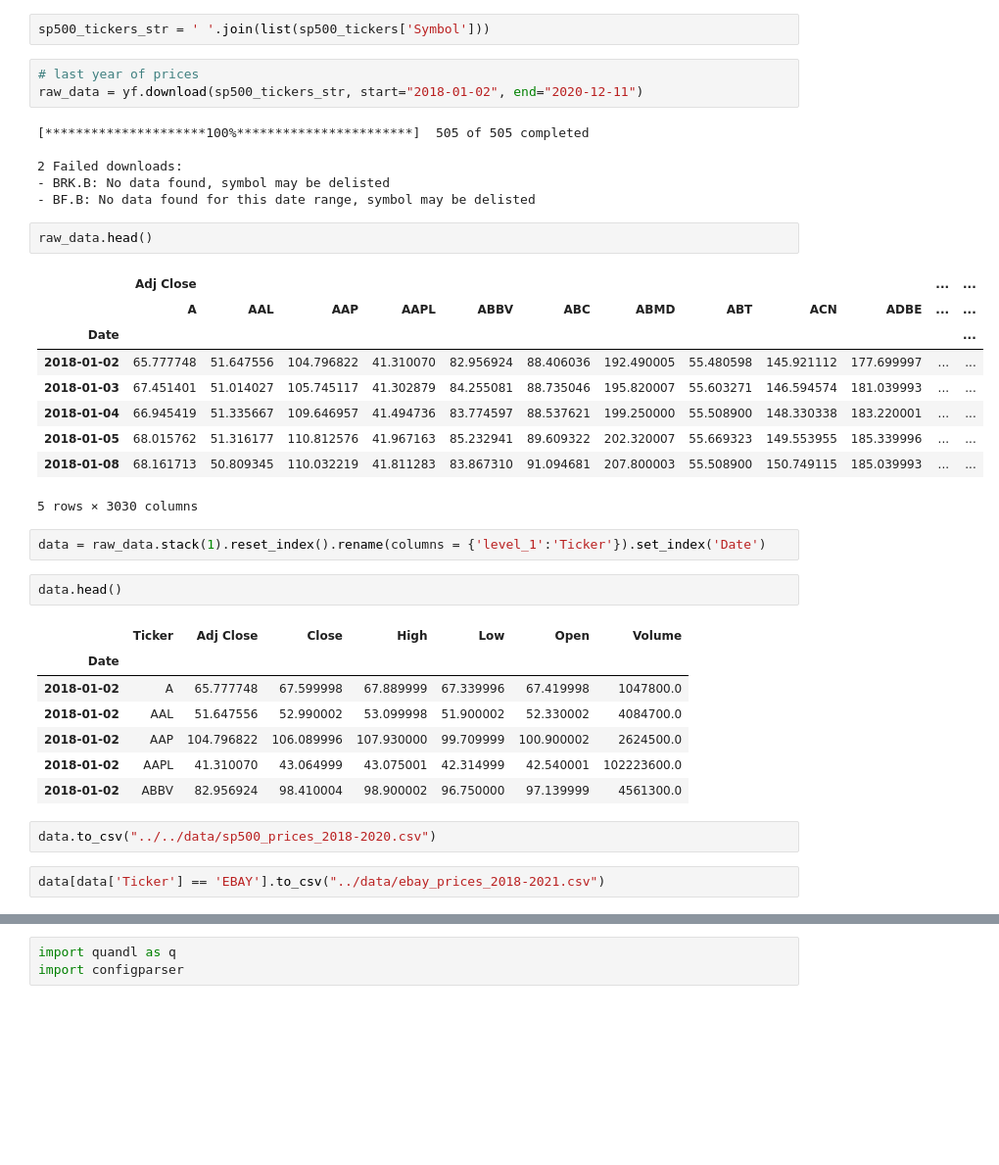
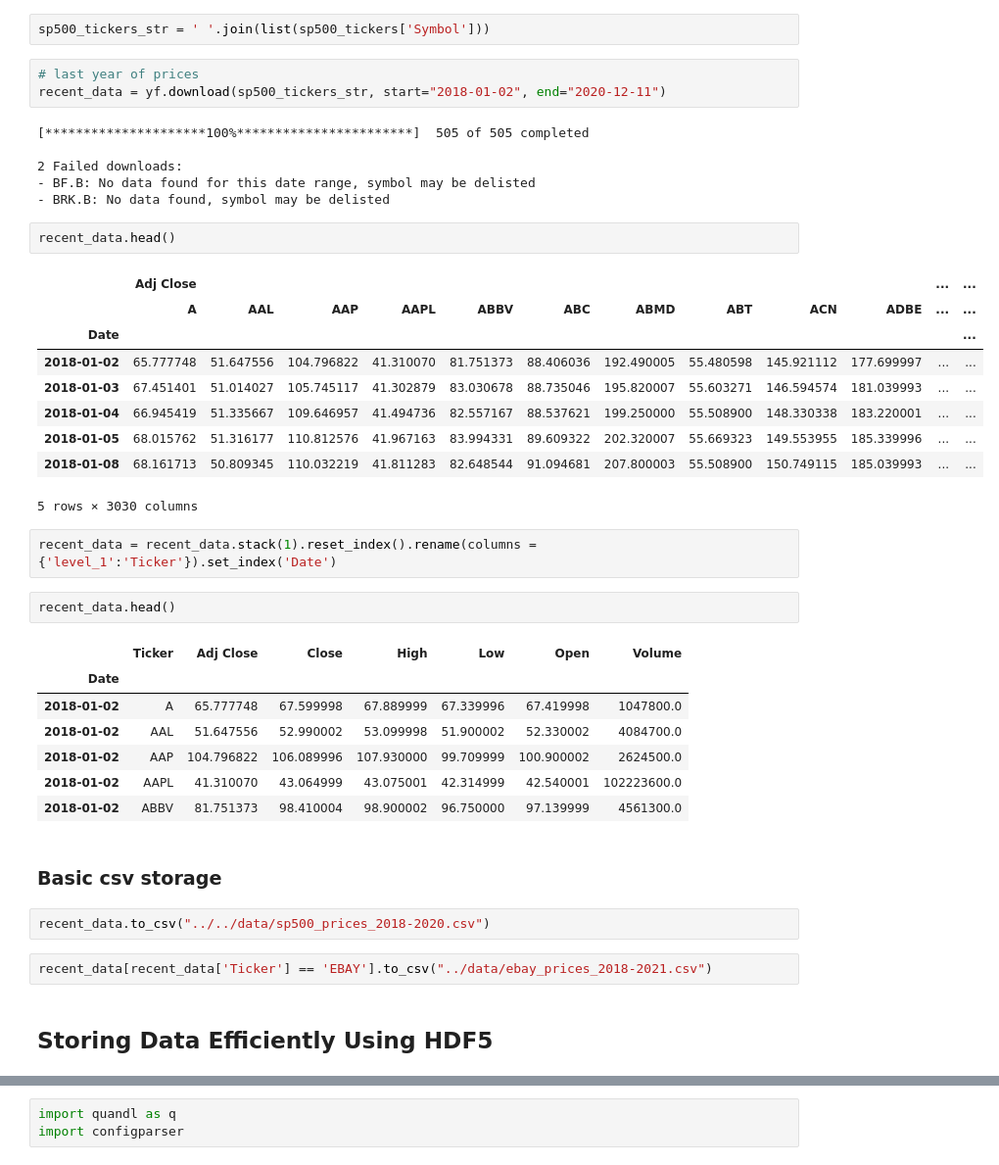
Before and after one commit to eddietaylor/securities-analysis, a Jupyter notebook: notebooks/playgrounds/collect_stock_data.ipynb, the cells around one changed output, grey strips where cells are left out. Shown: that part at 98% size. Saved outputs shown, nothing was run; the diff lists cells and outputs as text; blank space fills up the shorter version.

Commit message:
store data into HDF5 database

```diff
--- a/notebooks/playgrounds/collect_stock_data.ipynb
+++ b/notebooks/playgrounds/collect_stock_data.ipynb
@@ -39,29 +36,29 @@ sp500_tickers = pd.read_csv("../../data/S&P500-Symbols.csv")
 sp500_tickers_str = ' '.join(list(sp500_tickers['Symbol']))
 # %%
 # last year of prices
-raw_data = yf.download(sp500_tickers_str, start="2018-01-02", end="2020-12-11")
+recent_data = yf.download(sp500_tickers_str, start="2018-01-02", end="2020-12-11")
 # %% [output]
 [*********************100%***********************]  505 of 505 completed
 
 2 Failed downloads:
+- BF.B: No data found for this date range, symbol may be delisted
 - BRK.B: No data found, symbol may be delisted
-- BF.B: No data found for this date range, symbol may be delisted
 # %%
-raw_data.head()
+recent_data.head()
 # %% [output]
 |  | Adj Close |  |  |  |  |  |  |  |  |  | ... | ... |
 |  | A | AAL | AAP | AAPL | ABBV | ABC | ABMD | ABT | ACN | ADBE | ... | ... |
 | Date |  |  |  |  |  |  |  |  |  |  |  | ... |
-| 2018-01-02 | 65.777748 | 51.647556 | 104.796822 | 41.310070 | 82.956924 | 88.406036 | 192.490005 | 55.480598 | 145.921112 | 177.699997 | ... | ... |
-| 2018-01-03 | 67.451401 | 51.014027 | 105.745117 | 41.302879 | 84.255081 | 88.735046 | 195.820007 | 55.603271 | 146.594574 | 181.039993 | ... | ... |
-| 2018-01-04 | 66.945419 | 51.335667 | 109.646957 | 41.494736 | 83.774597 | 88.537621 | 199.250000 | 55.508900 | 148.330338 | 183.220001 | ... | ... |
-| 2018-01-05 | 68.015762 | 51.316177 | 110.812576 | 41.967163 | 85.232941 | 89.609322 | 202.320007 | 55.669323 | 149.553955 | 185.339996 | ... | ... |
-| 2018-01-08 | 68.161713 | 50.809345 | 110.032219 | 41.811283 | 83.867310 | 91.094681 | 207.800003 | 55.508900 | 150.749115 | 185.039993 | ... | ... |
+| 2018-01-02 | 65.777748 | 51.647556 | 104.796822 | 41.310070 | 81.751373 | 88.406036 | 192.490005 | 55.480598 | 145.921112 | 177.699997 | ... | ... |
+| 2018-01-03 | 67.451401 | 51.014027 | 105.745117 | 41.302879 | 83.030678 | 88.735046 | 195.820007 | 55.603271 | 146.594574 | 181.039993 | ... | ... |
+| 2018-01-04 | 66.945419 | 51.335667 | 109.646957 | 41.494736 | 82.557167 | 88.537621 | 199.250000 | 55.508900 | 148.330338 | 183.220001 | ... | ... |
+| 2018-01-05 | 68.015762 | 51.316177 | 110.812576 | 41.967163 | 83.994331 | 89.609322 | 202.320007 | 55.669323 | 149.553955 | 185.339996 | ... | ... |
+| 2018-01-08 | 68.161713 | 50.809345 | 110.032219 | 41.811283 | 82.648544 | 91.094681 | 207.800003 | 55.508900 | 150.749115 | 185.039993 | ... | ... |
 5 rows × 3030 columns
 # %%
-data = raw_data.stack(1).reset_index().rename(columns = {'level_1':'Ticker'}).set_index('Date')
+recent_data = recent_data.stack(1).reset_index().rename(columns = {'level_1':'Ticker'}).set_index('Date')
 # %%
-data.head()
+recent_data.head()
 # %% [output]
 |  | Ticker | Adj Close | Close | High | Low | Open | Volume |
 | Date |  |  |  |  |  |  |  |
@@ -69,8 +66,12 @@ data.head()
 | 2018-01-02 | AAL | 51.647556 | 52.990002 | 53.099998 | 51.900002 | 52.330002 | 4084700.0 |
 | 2018-01-02 | AAP | 104.796822 | 106.089996 | 107.930000 | 99.709999 | 100.900002 | 2624500.0 |
 | 2018-01-02 | AAPL | 41.310070 | 43.064999 | 43.075001 | 42.314999 | 42.540001 | 102223600.0 |
-| 2018-01-02 | ABBV | 82.956924 | 98.410004 | 98.900002 | 96.750000 | 97.139999 | 4561300.0 |
+| 2018-01-02 | ABBV | 81.751373 | 98.410004 | 98.900002 | 96.750000 | 97.139999 | 4561300.0 |
+# %% [markdown]
+### Basic csv storage
 # %%
-data.to_csv("../../data/sp500_prices_2018-2020.csv")
+recent_data.to_csv("../../data/sp500_prices_2018-2020.csv")
 # %%
-data[data['Ticker'] == 'EBAY'].to_csv("../data/ebay_prices_2018-2021.csv")
+recent_data[recent_data['Ticker'] == 'EBAY'].to_csv("../data/ebay_prices_2018-2021.csv")
+# %% [markdown]
+## Storing Data Efficiently Using HDF5
```
Also changed, not shown: parts of 27 cells of this notebook, 1 other file.
